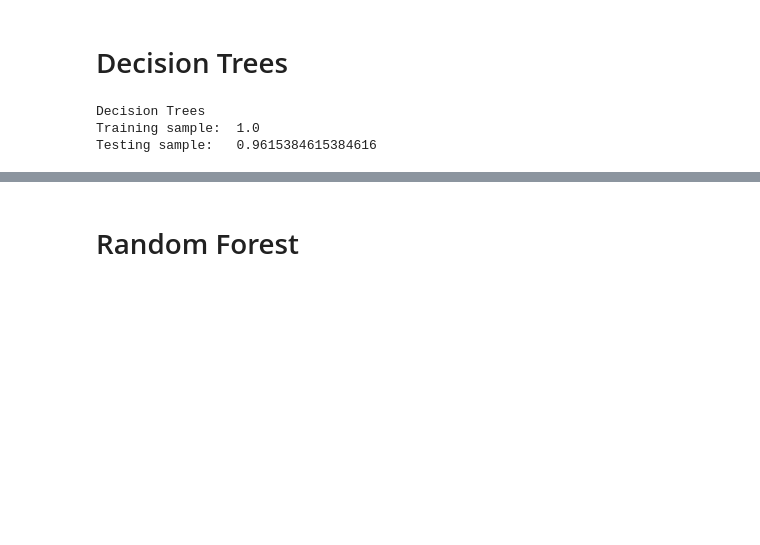
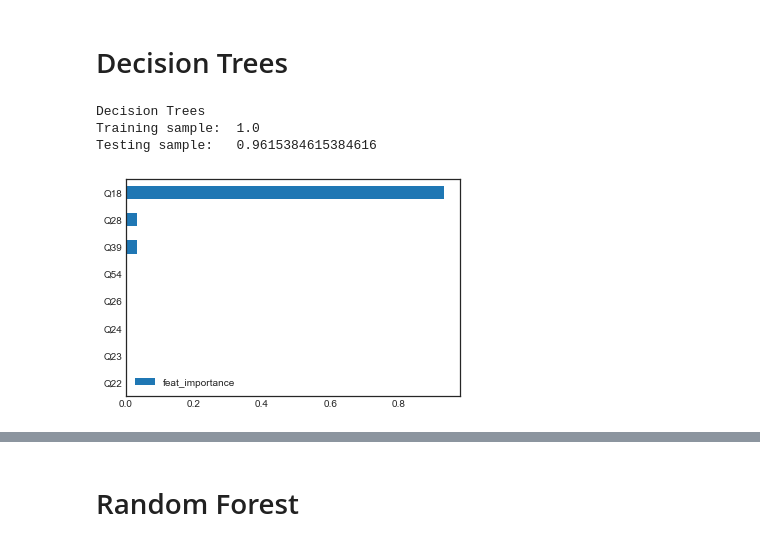
Before and after one commit to ccvale/Divorce-Datatset-Analysis, a Jupyter notebook: divorces.ipynb, the cells around one changed output, grey strips where cells are left out. Saved outputs shown, nothing was run; the diff lists cells and outputs as text; code cells hidden in the pictures; blank space fills up the shorter version.

Commit message:
more graphs and such

```diff
--- a/divorces.ipynb
+++ b/divorces.ipynb
@@ -229,7 +231,7 @@ len(divorces.loc[divorces.avg_score >= 2.5])
 from sklearn.metrics import accuracy_score
 from sklearn.tree import DecisionTreeClassifier
 
-dt = DecisionTreeClassifier(random_state=42).fit(X_train, y_train)
+dt = DecisionTreeClassifier(max_depth = 3, random_state=42)
 
 
 pipe = Pipeline([('dtc', dt)])
@@ -241,3 +243,10 @@ print("Testing sample:  ",pipe.score(X_test, y_test),'\n')
 Decision Trees
 Training sample:  1.0
 Testing sample:   0.9615384615384616
+# %%
+dt_feat = pd.DataFrame(dt.feature_importances_,
+                       index=X_train.columns, columns=['feat_importance'])
+dt_feat.sort_values('feat_importance').tail(8).plot.barh()
+plt.show()
+# %% [output]
+[figure, added]
```
Also changed, not shown: parts of 9 cells of this notebook, 1 other file.
